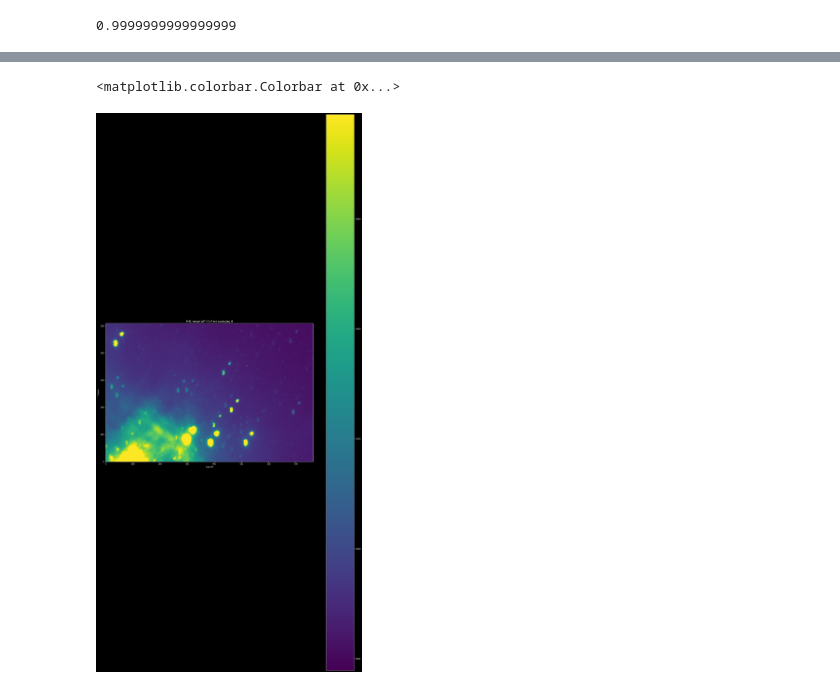
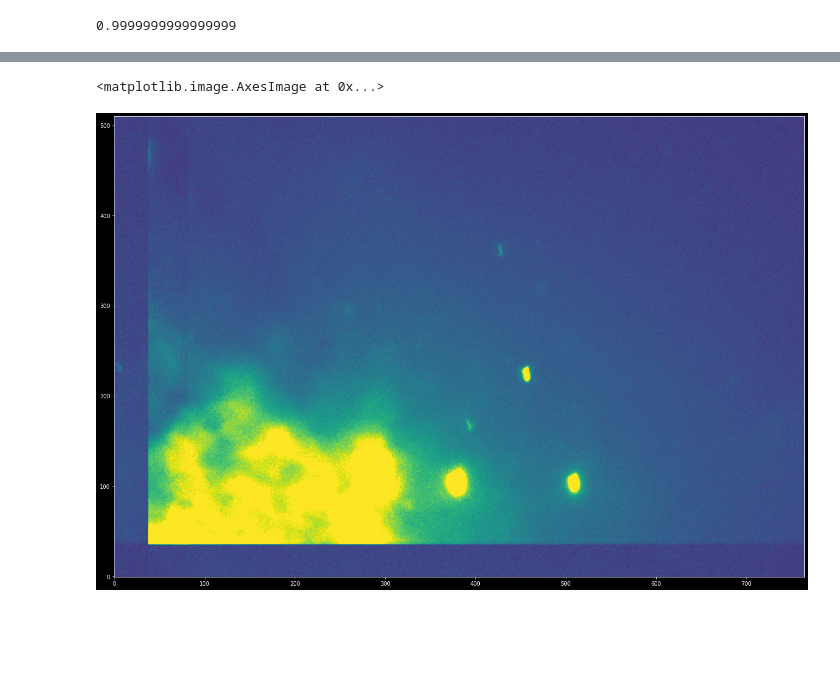
Before and after one commit to paeinovis/alignmentreduction.ipynb, a Jupyter notebook: test.ipynb, the cells around one changed output, grey strips where cells are left out. Saved outputs shown, nothing was run; the diff lists cells and outputs as text; code cells hidden in the pictures; blank space fills up the shorter version.

Commit message:
mosaic

```diff
--- a/test.ipynb
+++ b/test.ipynb
@@ -264,6 +205,0 @@ _=pl.ylabel("Y pixel (Mosaic Coordinates)")
-# %%
-fig = plt.figure(figsize=(50,50))
-im = pl.subplot(1,2,1).imshow(bigim, origin='lower', interpolation='none', vmax=1800*B_gain)
-_=pl.xlabel("X pixel (Mosaic Coordinates)")
-_=pl.ylabel("Y pixel (Mosaic Coordinates)")
-pl.colorbar(im)
@@ -273,13 +206,18 @@ pl.colorbar(im)
-# %%
-mean_image = np.mean(B_timestream, axis=0)
-mean_image[308][628] = mean_image[309][629]
-
-pl.figure(figsize=(50,50))
-im = pl.subplot(1,2,1).imshow(mean_image, origin='lower', interpolation='none', vmax=1800*B_gain)
-_=pl.title("M42 image WITHOUT me averaging it")
-_=pl.xlabel("X pixel")
-_=pl.ylabel("Y pixel")
-pl.colorbar(im)
-# %% [output]
-<matplotlib.colorbar.Colorbar at 0x...>
-[figure, removed]
+# %%
+darksub_B_timestream = [im - median_45s_dark for im in B_timestream]
+processed_median_combined_images = np.median(darksub_B_timestream, axis=0)
+# %%
+im0 = np.roll(np.roll(darksub_B_timestream[2], y_13, axis=0), x_13, axis=1)
+im1 = darksub_B_timestream[0] # this is our "reference image", it stays put
+
+# the bottom-left image, im2, only needs to "roll" on the Y-axis
+im2 = np.roll(np.roll(darksub_B_timestream[1], y_12, axis=0), x_12, axis=1)
+rolled_images = [im0,im1,im2]
+rolled_median = np.median(rolled_images, axis=0)
+# %%
+pl.figure(figsize=(50,50))
+ax = pl.subplot(1,2,2)
+ax.imshow(rolled_median, origin='lower', vmax=750, vmin=0)
+# %% [output]
+<matplotlib.image.AxesImage at 0x...>
+[figure, added]
```
Also changed, not shown: parts of 10 cells of this notebook, 9 other files.
